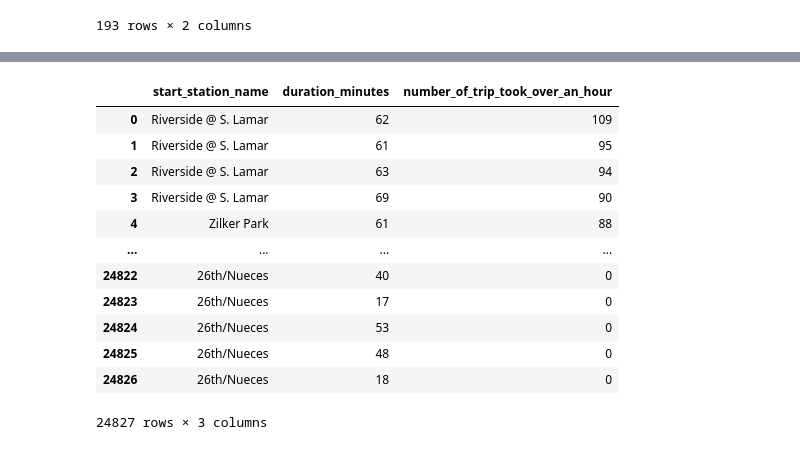
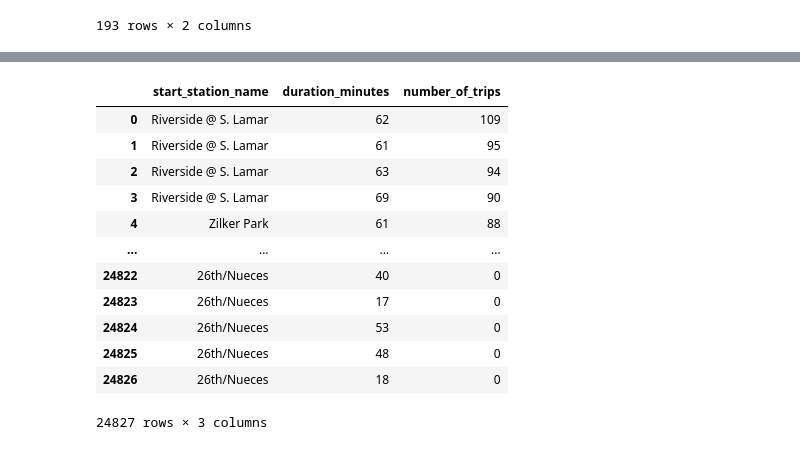
Before and after one commit to aayushbhurtel/Data_Visualization, a Jupyter notebook: Quiz5.ipynb, the cells around one changed output, grey strips where cells are left out. Drawn from its saved outputs; the diff is of its cells as text; code cells hidden in the pictures.

```diff
--- a/Quiz5.ipynb
+++ b/Quiz5.ipynb
@@ -102,16 +104,16 @@ Here I calculate the number of trips took over an hour.
 # %%
 %%bigquery --project data-viz-big-query
 
-SELECT *, COUNTIF(duration_minutes>60) as number_of_trip_took_over_an_hour
+SELECT *, COUNTIF(duration_minutes>60) as number_of_trips
 FROM (
   SELECT start_station_name, duration_minutes
 FROM `bigquery-public-data.austin_bikeshare.bikeshare_trips`
 WHERE start_station_name = end_station_name
 )
 GROUP BY duration_minutes, start_station_name
-Order BY number_of_trip_took_over_an_hour DESC
+Order BY number_of_trips DESC
 # %% [output]
-|  | start_station_name | duration_minutes | number_of_trip_took_over_an_hour |
+|  | start_station_name | duration_minutes | number_of_trips |
 | 0 | Riverside @ S. Lamar | 62 | 109 |
 | 1 | Riverside @ S. Lamar | 61 | 95 |
 | 2 | Riverside @ S. Lamar | 63 | 94 |
```
Also changed, not shown: parts of 8 cells of this notebook.
